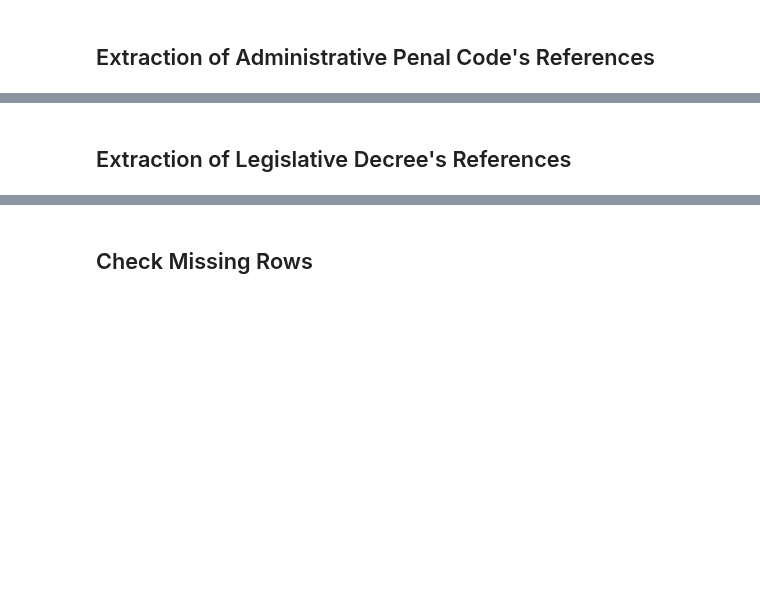
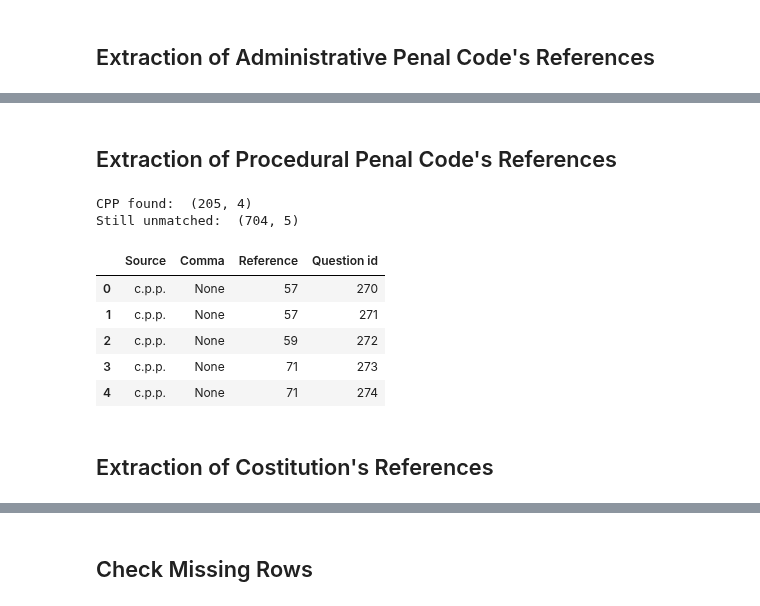
Before and after one commit to IGieckI/Thesis, a Jupyter notebook: Data/References extraction from quiz.ipynb, the cells around one changed output, grey strips where cells are left out. Saved outputs shown, nothing was run; the diff lists cells and outputs as text; code cells hidden in the pictures; blank space fills up the shorter version.

```diff
--- a/Data/References extraction from quiz.ipynb
+++ b/Data/References extraction from quiz.ipynb
@@ -107,2 +120,25 @@ Still unmatched:  (907, 5)
+# %% [markdown]
+## Extraction of Procedural Penal Code's References
+# %%
+patterns = [
+    r'[Aa]rtt?\.( \d+).{0,25}[Cc]\.p\.p[\.]?',
+    r'articolo( \d+).{0,25}[Cc]\.p\.p[\.]?',
+    r'(?:[Aa]rticolo|[Aa]rtt?\.)( \d+).{0,30} del [Cc]odice di [Pp]rocedura [Pp]enale'
+]
+
+df_cpp, df = extract_data(df, patterns, "c.p.p.")
+
+print("CPP found: ", df_cpp.shape)
+print("Still unmatched: ", df.shape)
+df_cpp.head()
+# %% [output]
+CPP found:  (205, 4)
+Still unmatched:  (704, 5)
+|  | Source | Comma | Reference | Question id |
+| 0 | c.p.p. | None | 57 | 270 |
+| 1 | c.p.p. | None | 57 | 271 |
+| 2 | c.p.p. | None | 59 | 272 |
+| 3 | c.p.p. | None | 71 | 273 |
+| 4 | c.p.p. | None | 71 | 274 |
 # %% [markdown]
-## Extraction of Legislative Decree's References
+## Extraction of Costitution's References
```
Also changed, not shown: parts of 12 cells of this notebook, 5 other files.
